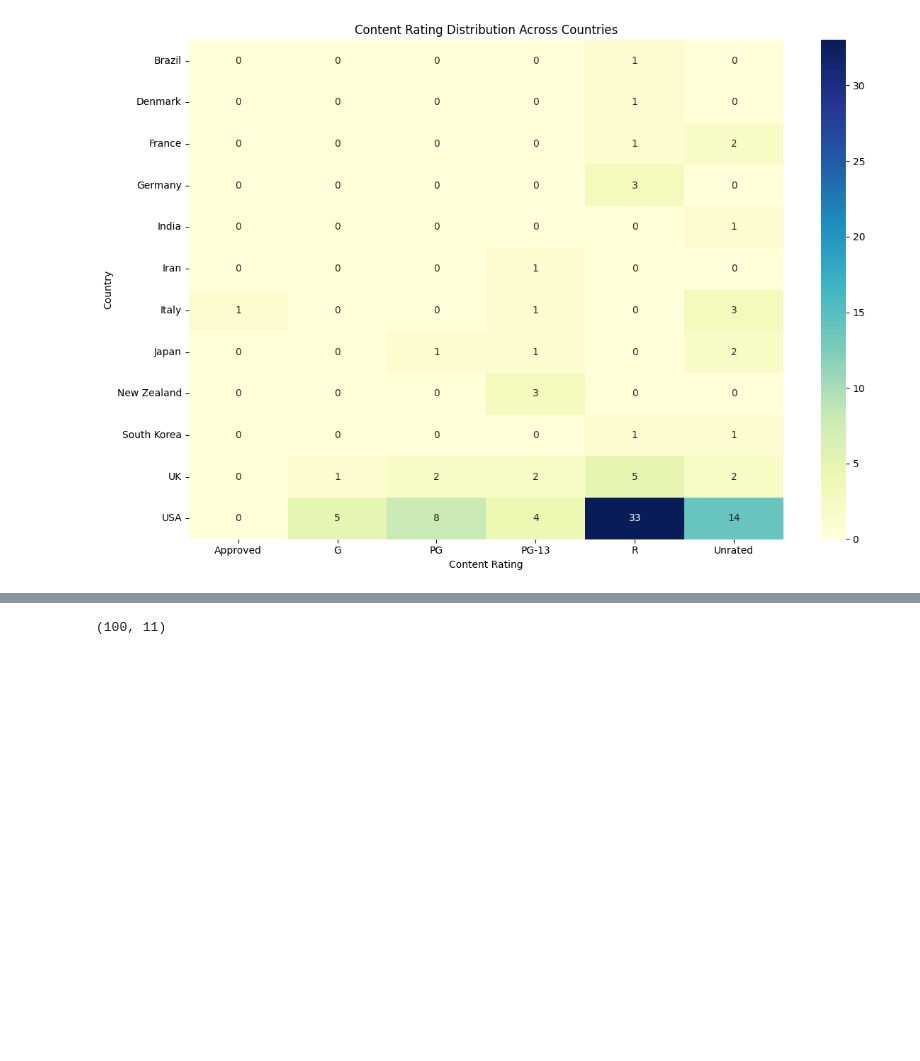
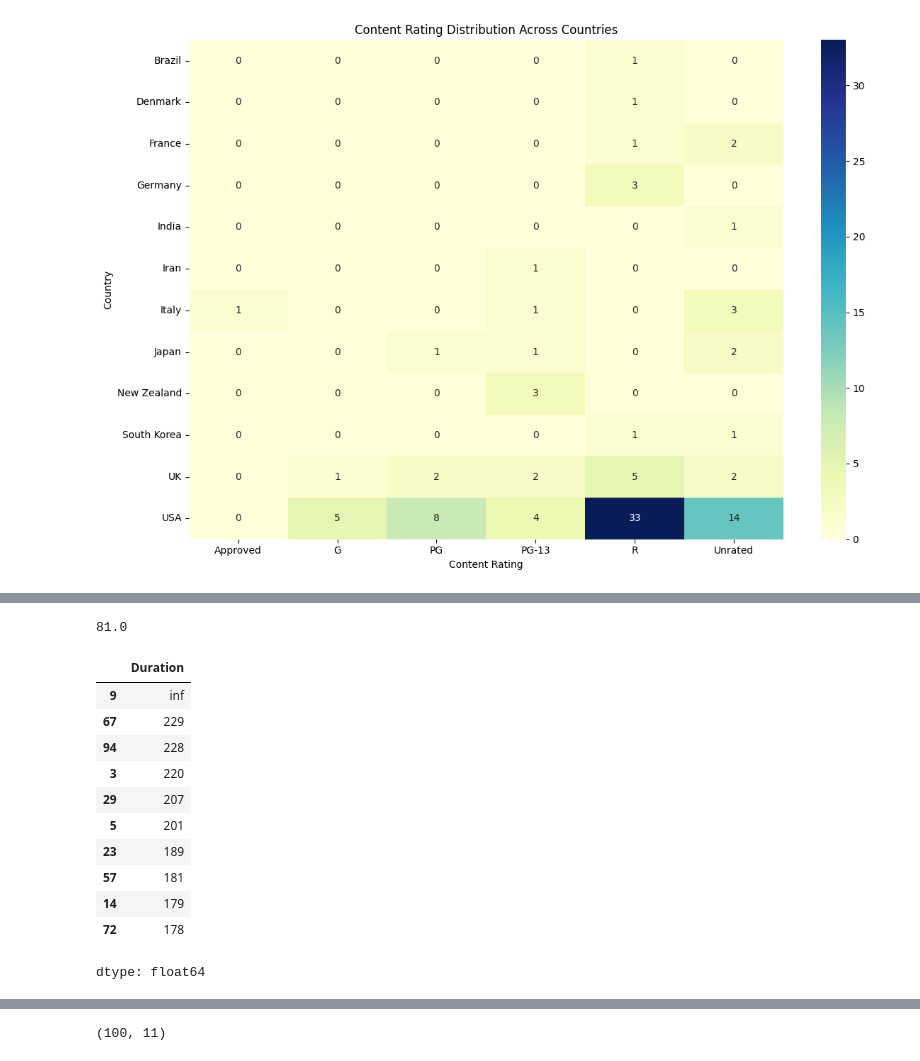
Before and after one commit to AyaUchiv/IDMB_MOVIE_DATASET, a Jupyter notebook: ANALYSIS/idmb_analysis.ipynb, the cells around one changed output, grey strips where cells are left out. Saved outputs shown, nothing was run; the diff lists cells and outputs as text; code cells hidden in the pictures; blank space fills up the shorter version.

```diff
--- a/ANALYSIS/idmb_analysis.ipynb
+++ b/ANALYSIS/idmb_analysis.ipynb
@@ -180,0 +189,19 @@ plt.show()
+# %%
+idmb['Duration'].min()
+# %% [output]
+81.0
+# %%
+idmb['Duration'].sort_values(ascending = False).head(10)
+# %% [output]
+|  | Duration |
+| 9 | inf |
+| 67 | 229 |
+| 94 | 228 |
+| 3 | 220 |
+| 29 | 207 |
+| 5 | 201 |
+| 23 | 189 |
+| 57 | 181 |
+| 14 | 179 |
+| 72 | 178 |
+dtype: float64
```
Also changed, not shown: parts of 6 cells of this notebook.
